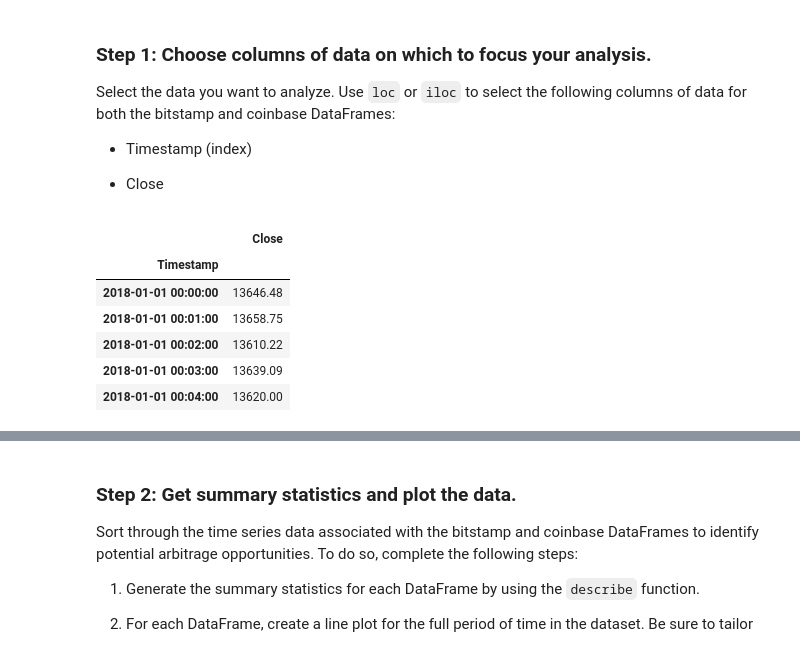
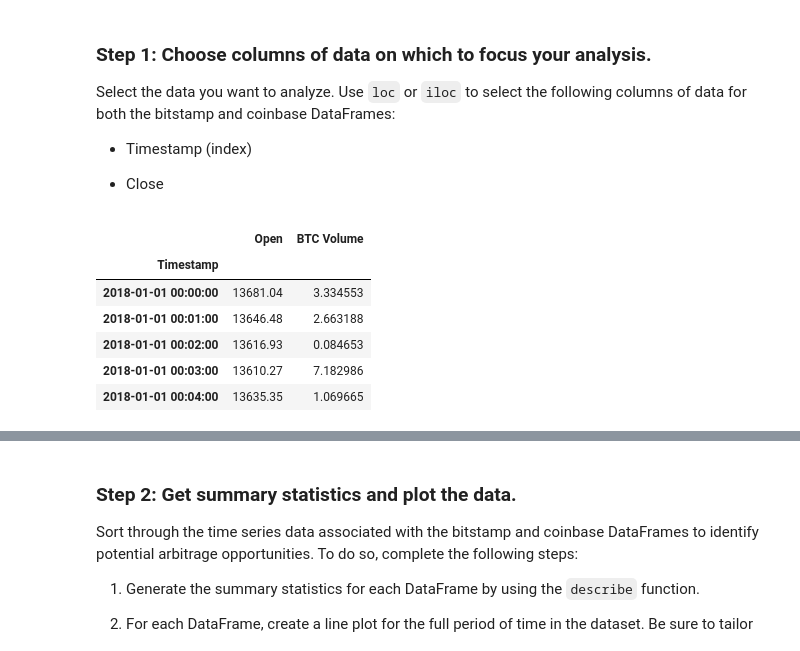
Before and after one commit to naomynaomy/module3challenge, a Jupyter notebook: Starter_Code/crypto_arbitrage.ipynb, the cells around one changed output, grey strips where cells are left out. Drawn from its saved outputs; the diff is of its cells as text; code cells hidden in the pictures.

Commit message:
created subset of bitstamp dataframe

```diff
--- a/Starter_Code/crypto_arbitrage.ipynb
+++ b/Starter_Code/crypto_arbitrage.ipynb
@@ -102,10 +102,8 @@ To prepare and clean your data for analysis, complete the following steps:
 # %%
 # For the bitstamp DataFrame, replace or drop all NaNs or missing values in the DataFrame
 
-#identify whether number of NaN values are material or not
-bitstamp.isnull().sum()/bitstamp.count()
+bitstamp = bitstamp.dropna()
 
-#NaN is immaterial and can be dropped from dataframe.
-bitstamp.dropna()
-bitstamp.describe()
+#check to make sure there are no NaN
+bitstamp.isnull().sum()
 # %% [output]
@@ -122,4 +119,10 @@ bitstamp.describe()
 ### Step 2: Use the `str.replace` function to remove the dollar signs ($) from the values in the Close column.
 # %%
 # Use the str.replace function to remove the dollar sign, $
-# YOUR CODE HERE
+#check data type for "Close" column
+
+bitstamp.dtypes
+
+#remove "$" in Close column
+bitstamp.loc[:,"Close"] = bitstamp.loc[:,"Close"].str.replace("$","")
+bitstamp.head()
@@ -127,4 +138,5 @@ bitstamp.describe()
 ### Step 3: Convert the data type of the Close column to a `float`.
 # %%
 # Convert the Close data type to a float
-# YOUR CODE HERE
+bitstamp.loc[:,"Close"] = bitstamp.loc[:,"Close"].astype("float")
+bitstamp.dtypes
@@ -160,17 +215,17 @@ Select the data you want to analyze. Use `loc` or `iloc` to select the following
 * Close
 # %%
 # Use loc or iloc to select `Timestamp (the index)` and `Close` from bitstamp DataFrame
-bitstamp_sliced = # YOUR CODE HERE
+bitstamp_sliced = bitstamp.iloc[:,[0,4]]
 
 # Review the first five rows of the DataFrame
-# YOUR CODE HERE
+bitstamp_sliced.head()
 # %% [output]
-|  | Close |
-| Timestamp |  |
-| 2018-01-01 00:00:00 | 13646.48 |
-| 2018-01-01 00:01:00 | 13658.75 |
-| 2018-01-01 00:02:00 | 13610.22 |
-| 2018-01-01 00:03:00 | 13639.09 |
-| 2018-01-01 00:04:00 | 13620.00 |
+|  | Open | BTC Volume |
+| Timestamp |  |  |
+| 2018-01-01 00:00:00 | 13681.04 | 3.334553 |
+| 2018-01-01 00:01:00 | 13646.48 | 2.663188 |
+| 2018-01-01 00:02:00 | 13616.93 | 0.084653 |
+| 2018-01-01 00:03:00 | 13610.27 | 7.182986 |
+| 2018-01-01 00:04:00 | 13635.35 | 1.069665 |
 # %%
 # Use loc or iloc to select `Timestamp (the index)` and `Close` from coinbase DataFrame
```
Also changed, not shown: parts of 7 cells of this notebook.
